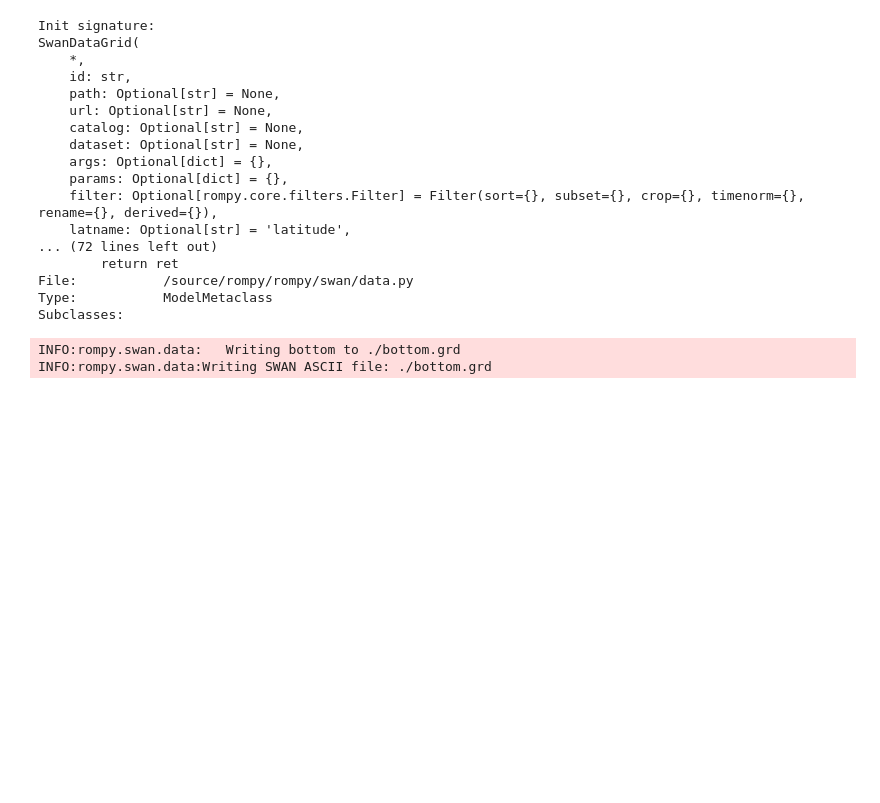
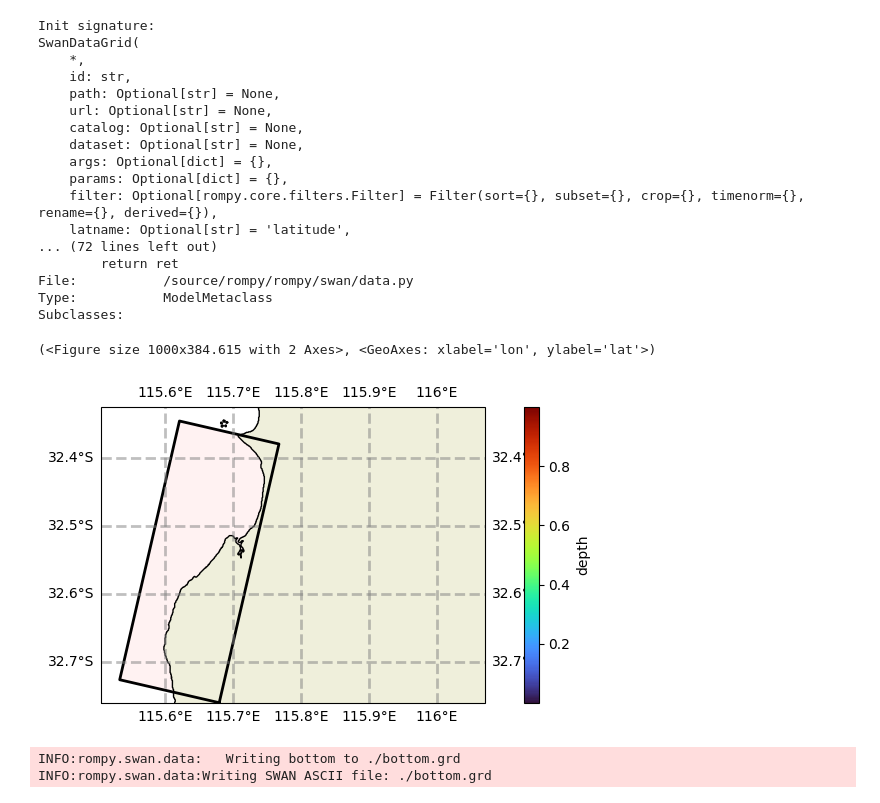
Before and after one commit to sppigot/rompy, a Jupyter notebook: notebooks/demo.ipynb, the cells around one changed output. Cells and saved outputs as stored; diff of their text form; code cells hidden in the pictures; blank space fills up the shorter version.

```diff
--- a/notebooks/demo.ipynb
+++ b/notebooks/demo.ipynb
@@ -189,21 +312,17 @@ Type:           ModelMetaclass
 Subclasses:
 # %%
 # Create a dummy netcdf data
+from rompy.swan import SwanDataGrid
 os.makedirs("simulations/test_swantemplate/datasets", exist_ok=True)
-def nc_bathy():
+datagrid = SwanGrid(x0=115.68, y0=-32.76, rot=77, nx=391, ny=151, dx=0.001, dy=0.001, exc=-99.0)
+
+def nc_bathy(bottom=datagrid):
     # touch temp netcdf file
-    bottom = SwanGrid(
-        x0=115.68, y0=-32.76, rot=77, nx=391, ny=151, dx=0.001, dy=0.001, exc=-99.0
-    )
     tmp_path = tempfile.mkdtemp()
     source = os.path.join("simulations", "test_swantemplate", "datasets", "bathy.nc")
-    # calculate lat/lon manually due to rounding errors in arange
-    lat = []
-    for nn in range(bottom.ny):
-        lat.append(bottom.y0 + (nn * bottom.dy))
-    lon = []
-    for nn in range(bottom.nx):
-        lon.append(bottom.x0 + (nn * bottom.dx))
+    bbox = bottom.bbox(buffer=1)
+    lat = np.arange(bbox[1], bbox[3], wind_grid.dy)
+    lon = np.arange(bbox[0], bbox[2], wind_grid.dx)
     ds = xr.Dataset(
         {
             "depth": xr.DataArray(
@@ -213,26 +332,22 @@ def nc_bathy():
             ),
         }
     )
-    ds.to_netcdf(source)
+    ds.to_netcdf(source, mode="w")
     return SwanDataGrid(
         id="bottom", path=source, z1="depth", var="BOTTOM", latname="lat", lonname="lon"
     )
 
 
-def nc_data_source():
+def nc_data_source(wind_grid=datagrid):
     wind_grid = SwanGrid(
         x0=115.68, y0=-32.76, rot=77, nx=391, ny=151, dx=0.001, dy=0.001, exc=-99.0
     )
     tmp_path = tempfile.mkdtemp()
     source = os.path.join("simulations", "test_swantemplate", "datasets", "wind_inputs.nc")
 
-    # calculate lat/lon manually due to rounding errors in arange
-    lat = []
-    for nn in range(wind_grid.ny):
-        lat.append(wind_grid.y0 + (nn * wind_grid.dy))
-    lon = []
-    for nn in range(wind_grid.nx):
-        lon.append(wind_grid.x0 + (nn * wind_grid.dx))
+    bbox = wind_grid.bbox(buffer=1)
+    lat = np.arange(bbox[1], bbox[3], wind_grid.dy)
+    lon = np.arange(bbox[0], bbox[2], wind_grid.dx)
 
     ds = xr.Dataset(
         {
@@ -256,11 +371,14 @@ def nc_data_source():
             ),
         }
     )
-    ds.to_netcdf(source)
+    ds.to_netcdf(source, mode="w")
     return SwanDataGrid(id="wind", var="WIND", path=source, z1="u", z2="v")
 # %%
 bathy = nc_bathy()
-# bathy.plot(param='depth', isel={'time': 0})
+bathy.plot(param='depth', fscale=10, model_grid=datagrid)
+# %% [output]
+(<Figure size 1000x384.615 with 2 Axes>, <GeoAxes: xlabel='lon', ylabel='lat'>)
+[figure, added]
 # %%
 # retrive the bathy data
 bathy.get('./')
```
Also changed, not shown: parts of 10 cells of this notebook, 1 other file.
